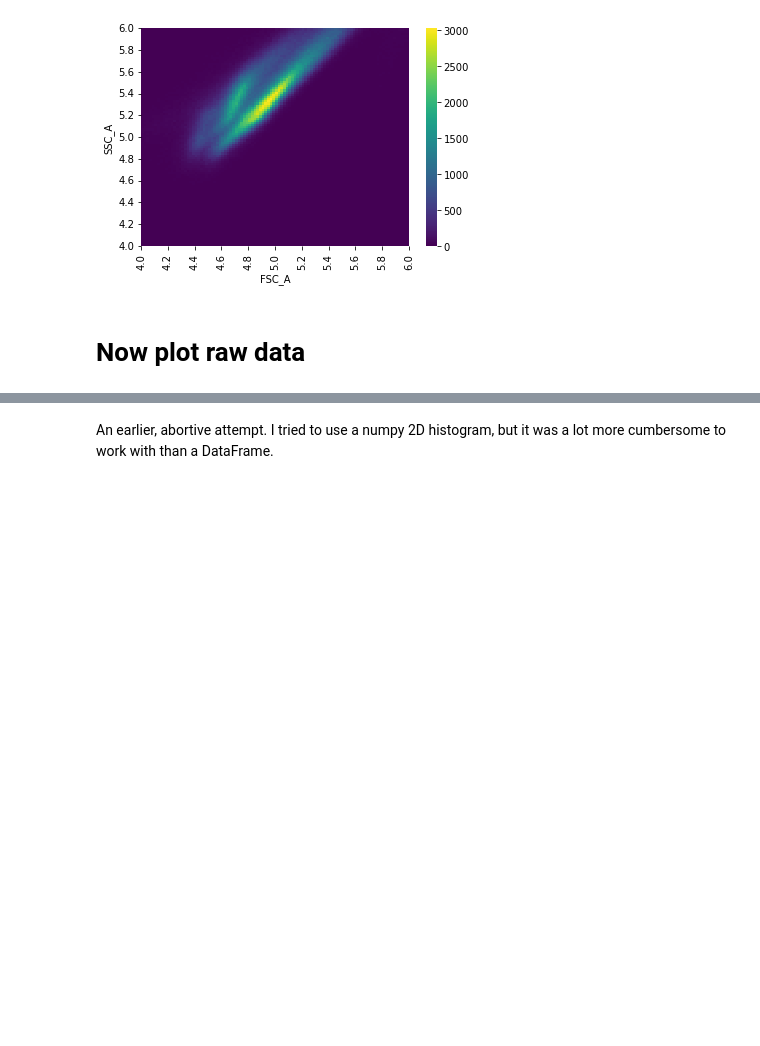
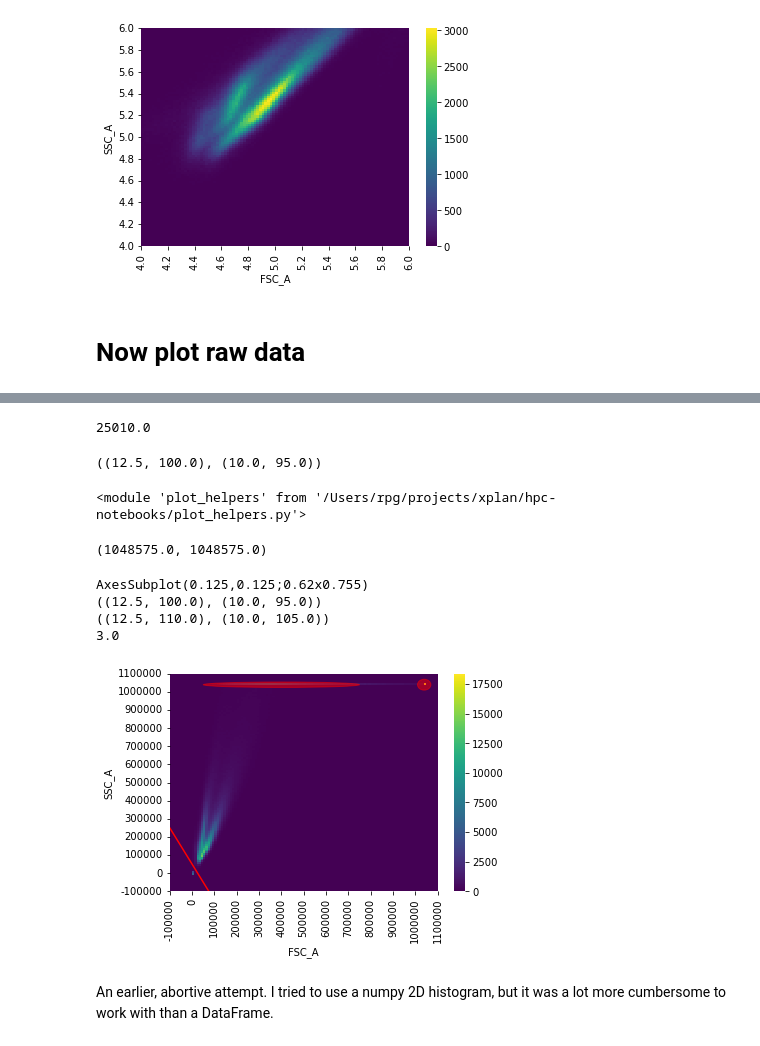
Before and after one commit to rpgoldman/replication-paper-data-analysis, a Jupyter notebook: Gating_Negative_Controls.ipynb, the cells around one changed output, grey strips where cells are left out. Drawn from its saved outputs; the diff is of its cells as text; code cells hidden in the pictures; blank space fills up the shorter version.

```diff
--- a/Gating_Negative_Controls.ipynb
+++ b/Gating_Negative_Controls.ipynb
@@ -339,3 +371,43 @@ plot_helpers.make_heatmap(x, logscale=False);
+# %%
+25_000 + 100_000 / 10_000
+# %% [output]
+25010.0
+# %%
+# ax.axline((25_000 * 5, 0), (0, 50_000 * 5), color='red')
+pt1 = (25_000 + 100_000) / 10_000, 1_000_000 / 10_000
+pt2 = 100_000 / 10_000, (1_000_000 - 50_000) / 10_000
+pt1, pt2
+# %% [output]
+((12.5, 100.0), (10.0, 95.0))
+# %%
+from imp import reload
+reload(plot_helpers)
+# %% [output]
+<module 'plot_helpers' from '/Users/rpg/projects/xplan/hpc-notebooks/plot_helpers.py'>
+# %%
+df['FSC_A'].max(), df['SSC_A'].max()
+# %% [output]
+(1048575.0, 1048575.0)
+# %%
+corrected_coords = pt1, pt2
+patches = []
+cc = plot_helpers.translate(25_000, 0), plot_helpers.translate(0, 50_000)
+ax=plot_helpers.make_heatmap(x, logscale=False);
+print(ax); print(corrected_coords); print(cc)
+ax.axline(cc[0], cc[1], color='red')
+circle = mpl.patches.Circle(plot_helpers.translate(1_040_000,1_040_000), 3, color='red', alpha=0.5)
+print(circle.radius);
+ax.add_patch(circle)
+ellipse = mpl.patches.Ellipse(plot_helpers.translate(400_000, 1_040_000), 70, 3, color='red', alpha=0.5)
+ax.add_patch(ellipse)
+
+plt.savefig('negative_control_raw_heatmap_with_gate.pdf', format='pdf')
+# %% [output]
+AxesSubplot(0.125,0.125;0.62x0.755)
+((12.5, 100.0), (10.0, 95.0))
+((12.5, 110.0), (10.0, 105.0))
+3.0
+[figure, added]
 # %% [markdown]
 An earlier, abortive attempt.  I tried to use a numpy 2D histogram, but it was a lot more cumbersome to work with than a DataFrame.
 # %%
```
Also changed, not shown: parts of 10 cells of this notebook, 1 other file.
